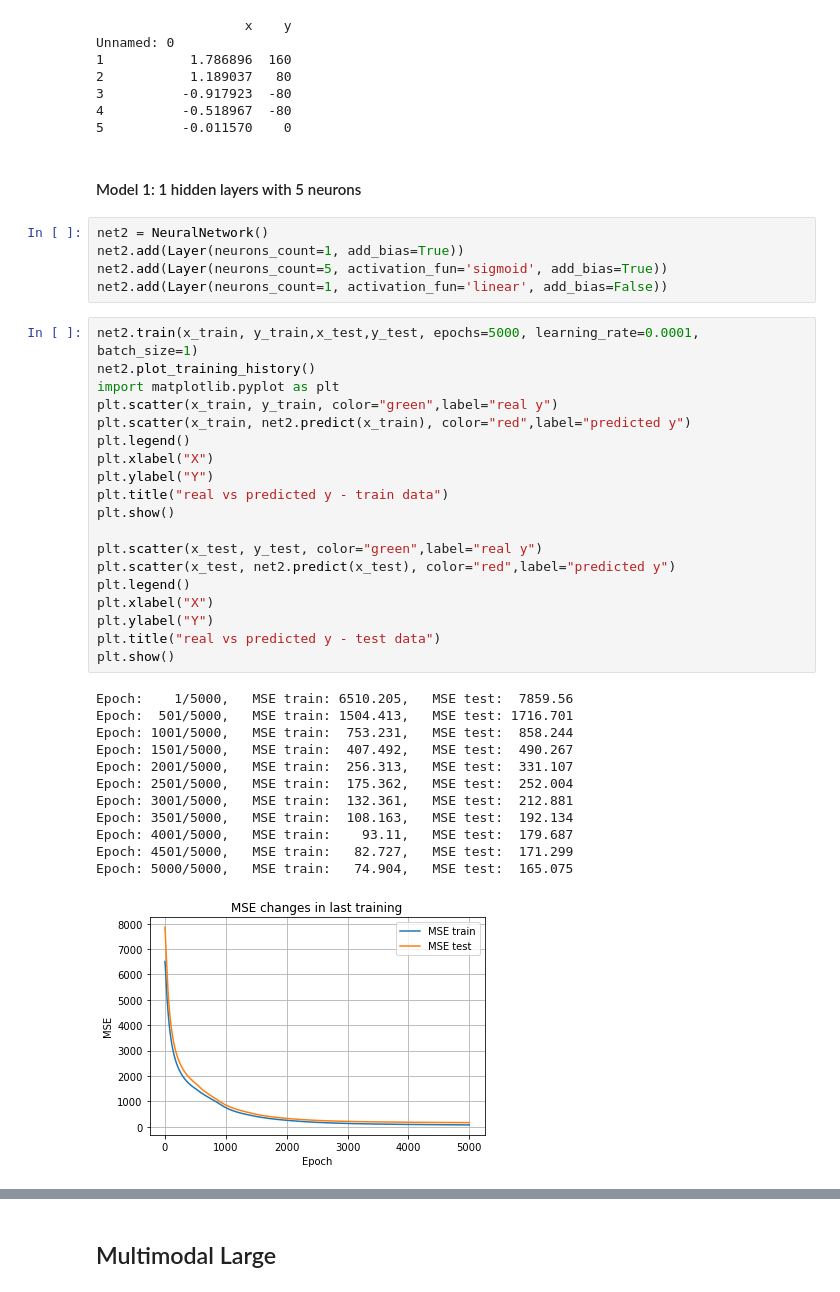
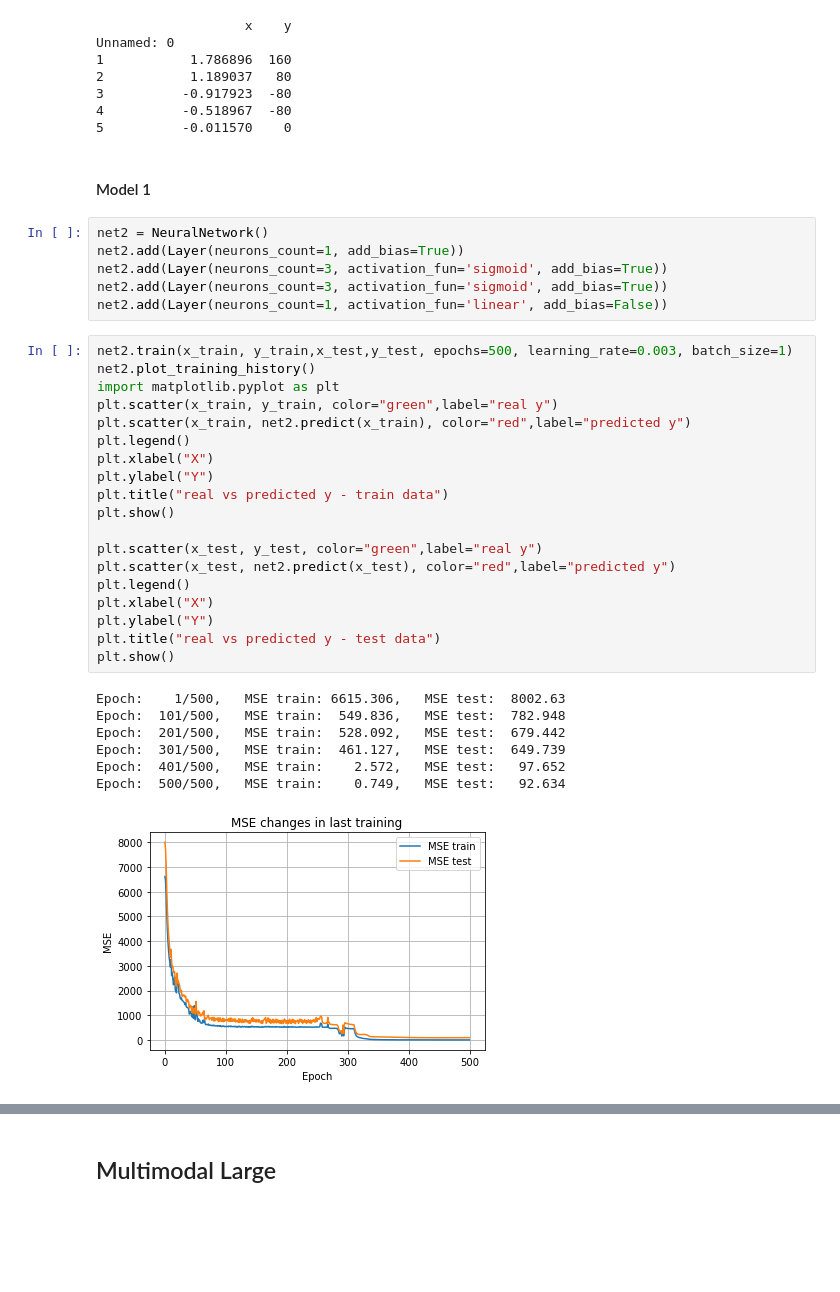
Before and after one commit to mstaczek/miowad, a Jupyter notebook: lab2.ipynb, the cells around one changed output, grey strips where cells are left out. Saved outputs shown, nothing was run; the diff lists cells and outputs as text; blank space fills up the shorter version.

```diff
--- a/lab2.ipynb
+++ b/lab2.ipynb
@@ -121,41 +120,37 @@ Unnamed: 0
 4          -0.518967  -80
 5          -0.011570    0
 # %% [markdown]
-#### Model 1: 1 hidden layers with 5 neurons
+#### Model 1
 # %%
 net2 = NeuralNetwork()
 net2.add(Layer(neurons_count=1, add_bias=True))
-net2.add(Layer(neurons_count=5, activation_fun='sigmoid', add_bias=True))
+net2.add(Layer(neurons_count=3, activation_fun='sigmoid', add_bias=True))
+net2.add(Layer(neurons_count=3, activation_fun='sigmoid', add_bias=True))
 net2.add(Layer(neurons_count=1, activation_fun='linear', add_bias=False))
 # %%
-net2.train(x_train, y_train,x_test,y_test, epochs=5000, learning_rate=0.0001, batch_size=1)
+net2.train(x_train, y_train,x_test,y_test, epochs=500, learning_rate=0.003, batch_size=1)
 net2.plot_training_history()
 import matplotlib.pyplot as plt
 plt.scatter(x_train, y_train, color="green",label="real y")
 plt.scatter(x_train, net2.predict(x_train), color="red",label="predicted y")
 plt.legend()
 plt.xlabel("X")
 plt.ylabel("Y")
 plt.title("real vs predicted y - train data")
 plt.show()
 
 plt.scatter(x_test, y_test, color="green",label="real y")
 plt.scatter(x_test, net2.predict(x_test), color="red",label="predicted y")
 plt.legend()
 plt.xlabel("X")
 plt.ylabel("Y")
 plt.title("real vs predicted y - test data")
 plt.show()
 # %% [output]
-Epoch:    1/5000,   MSE train: 6510.205,   MSE test:  7859.56
-Epoch:  501/5000,   MSE train: 1504.413,   MSE test: 1716.701
-Epoch: 1001/5000,   MSE train:  753.231,   MSE test:  858.244
-Epoch: 1501/5000,   MSE train:  407.492,   MSE test:  490.267
-Epoch: 2001/5000,   MSE train:  256.313,   MSE test:  331.107
-Epoch: 2501/5000,   MSE train:  175.362,   MSE test:  252.004
-Epoch: 3001/5000,   MSE train:  132.361,   MSE test:  212.881
-Epoch: 3501/5000,   MSE train:  108.163,   MSE test:  192.134
-Epoch: 4001/5000,   MSE train:    93.11,   MSE test:  179.687
-Epoch: 4501/5000,   MSE train:   82.727,   MSE test:  171.299
-Epoch: 5000/5000,   MSE train:   74.904,   MSE test:  165.075
+Epoch:    1/500,   MSE train: 6615.306,   MSE test:  8002.63
+Epoch:  101/500,   MSE train:  549.836,   MSE test:  782.948
+Epoch:  201/500,   MSE train:  528.092,   MSE test:  679.442
+Epoch:  301/500,   MSE train:  461.127,   MSE test:  649.739
+Epoch:  401/500,   MSE train:    2.572,   MSE test:   97.652
+Epoch:  500/500,   MSE train:    0.749,   MSE test:   92.634
-[figure, old version]
+[figure, new version]
```
Also changed, not shown: parts of 6 cells of this notebook.
